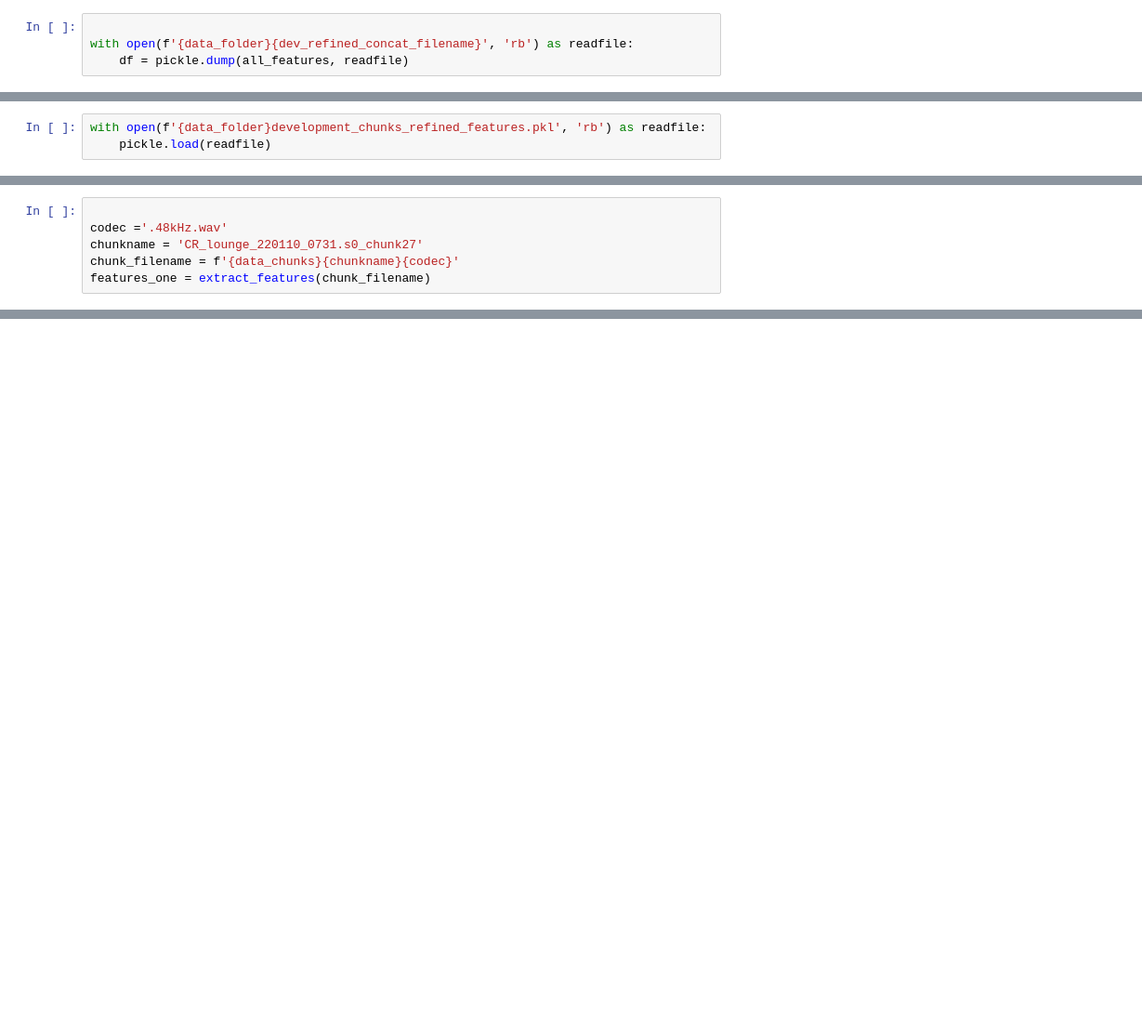
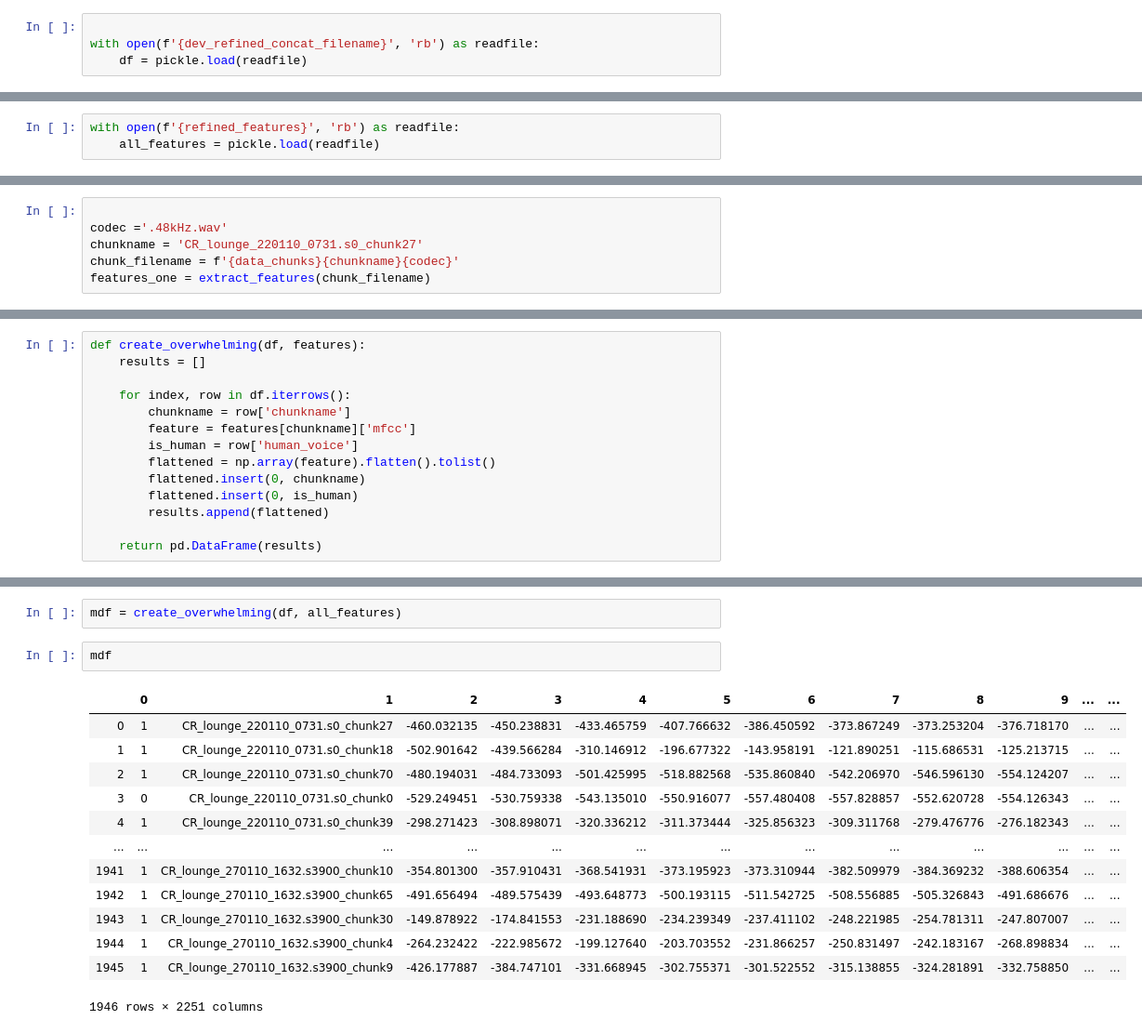
Before and after one commit to gregorylull/human-sound-classification, a Jupyter notebook: chime-data-combining.ipynb, the cells around one changed output, grey strips where cells are left out. Shown at 93% size. Cells and saved outputs as stored; diff of their text form; blank space fills up the shorter version.

```diff
--- a/chime-data-combining.ipynb
+++ b/chime-data-combining.ipynb
@@ -57,7 +57,7 @@ concat_df.to_pickle(f'{data_folder}{dev_refined_concat_filename}')
 # %%
 
-with open(f'{data_folder}{dev_refined_concat_filename}', 'rb') as readfile:
-    df = pickle.dump(all_features, readfile)
+with open(f'{dev_refined_concat_filename}', 'rb') as readfile:
+    df = pickle.load(readfile)
 # %%
 # Feature extraction example
 import librosa
@@ -166,5 +133,5 @@ with open(f'{data_folder}development_chunks_refined_features.pkl', 'wb') as outf
     pickle.dump(all_features, outfile)
 #     json.dump(all_features, outfile, indent=4)
 # %%
-with open(f'{data_folder}development_chunks_refined_features.pkl', 'rb') as readfile:
-    pickle.load(readfile)
+with open(f'{refined_features}', 'rb') as readfile:
+    all_features = pickle.load(readfile)
@@ -191,0 +187,14 @@ mfcc_df = pd.DataFrame(np.flatten(features_one['mfcc']))
+# %%
+def create_overwhelming(df, features):
+    results = []
+
+    for index, row in df.iterrows():
+        chunkname = row['chunkname']
+        feature = features[chunkname]['mfcc']
+        is_human = row['human_voice']
+        flattened = np.array(feature).flatten().tolist()
+        flattened.insert(0, chunkname)
+        flattened.insert(0, is_human)
+        results.append(flattened)
+
+    return pd.DataFrame(results)
@@ -191,0 +209,18 @@ mfcc_df = pd.DataFrame(np.flatten(features_one['mfcc']))
+# %%
+mdf = create_overwhelming(df, all_features)
+# %%
+mdf
+# %% [output]
+|  | 0 | 1 | 2 | 3 | 4 | 5 | 6 | 7 | 8 | 9 | ... | ... |
+| 0 | 1 | CR_lounge_220110_0731.s0_chunk27 | -460.032135 | -450.238831 | -433.465759 | -407.766632 | -386.450592 | -373.867249 | -373.253204 | -376.718170 | ... | ... |
+| 1 | 1 | CR_lounge_220110_0731.s0_chunk18 | -502.901642 | -439.566284 | -310.146912 | -196.677322 | -143.958191 | -121.890251 | -115.686531 | -125.213715 | ... | ... |
+| 2 | 1 | CR_lounge_220110_0731.s0_chunk70 | -480.194031 | -484.733093 | -501.425995 | -518.882568 | -535.860840 | -542.206970 | -546.596130 | -554.124207 | ... | ... |
+| 3 | 0 | CR_lounge_220110_0731.s0_chunk0 | -529.249451 | -530.759338 | -543.135010 | -550.916077 | -557.480408 | -557.828857 | -552.620728 | -554.126343 | ... | ... |
+| 4 | 1 | CR_lounge_220110_0731.s0_chunk39 | -298.271423 | -308.898071 | -320.336212 | -311.373444 | -325.856323 | -309.311768 | -279.476776 | -276.182343 | ... | ... |
+| ... | ... | ... | ... | ... | ... | ... | ... | ... | ... | ... | ... | ... |
+| 1941 | 1 | CR_lounge_270110_1632.s3900_chunk10 | -354.801300 | -357.910431 | -368.541931 | -373.195923 | -373.310944 | -382.509979 | -384.369232 | -388.606354 | ... | ... |
+| 1942 | 1 | CR_lounge_270110_1632.s3900_chunk65 | -491.656494 | -489.575439 | -493.648773 | -500.193115 | -511.542725 | -508.556885 | -505.326843 | -491.686676 | ... | ... |
+| 1943 | 1 | CR_lounge_270110_1632.s3900_chunk30 | -149.878922 | -174.841553 | -231.188690 | -234.239349 | -237.411102 | -248.221985 | -254.781311 | -247.807007 | ... | ... |
+| 1944 | 1 | CR_lounge_270110_1632.s3900_chunk4 | -264.232422 | -222.985672 | -199.127640 | -203.703552 | -231.866257 | -250.831497 | -242.183167 | -268.898834 | ... | ... |
+| 1945 | 1 | CR_lounge_270110_1632.s3900_chunk9 | -426.177887 | -384.747101 | -331.668945 | -302.755371 | -301.522552 | -315.138855 | -324.281891 | -332.758850 | ... | ... |
+1946 rows × 2251 columns
```
Also changed, not shown: parts of 27 cells of this notebook, 10 other files.
